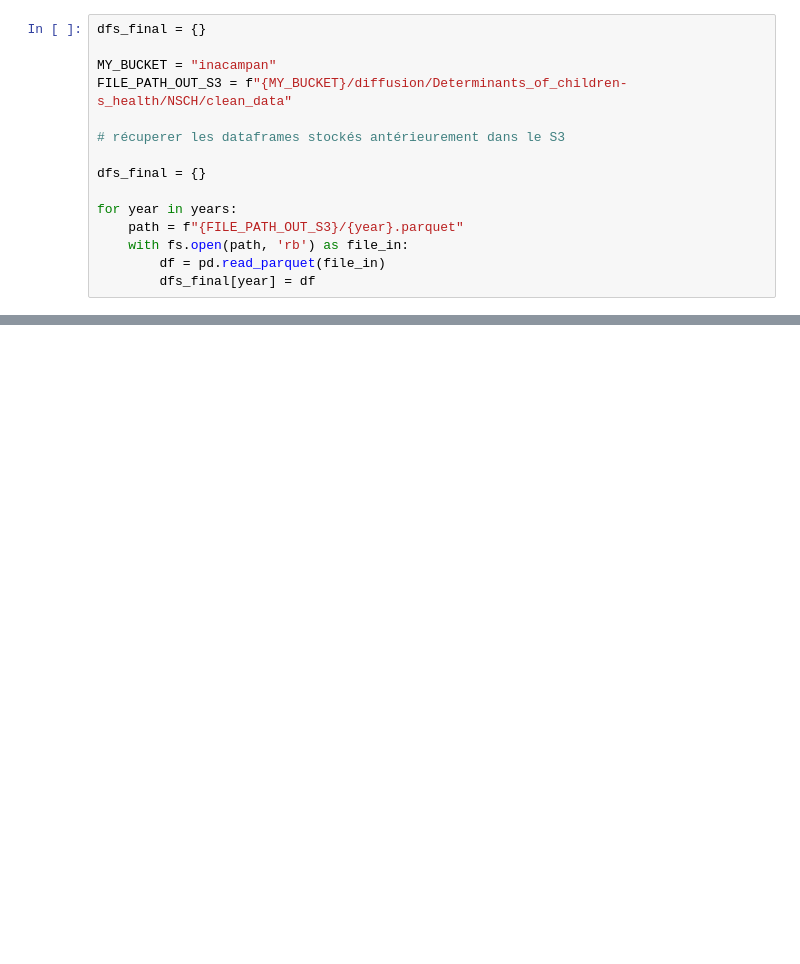
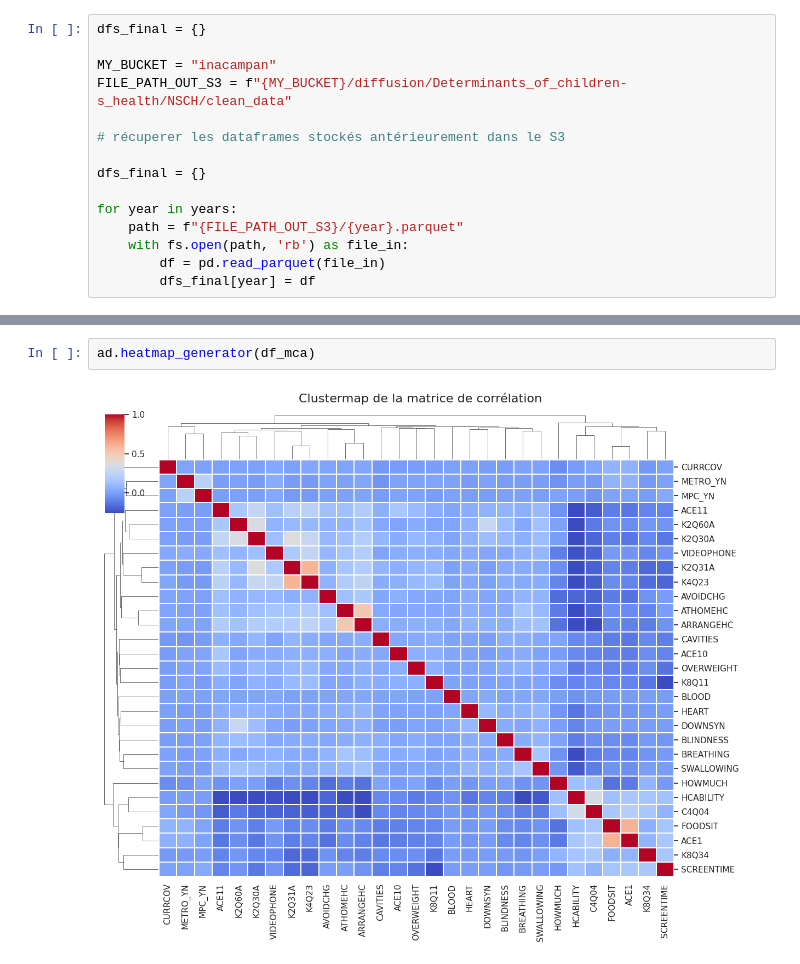
Before and after one commit to inaelenacampan/Determinants_of_children-s_health, a Jupyter notebook: Determinants_of_children-s_health.ipynb, the cells around one changed output, grey strips where cells are left out. Drawn from its saved outputs; the diff is of its cells as text; blank space fills up the shorter version.

```diff
--- a/Determinants_of_children-s_health.ipynb
+++ b/Determinants_of_children-s_health.ipynb
@@ -235,0 +400,4 @@ mod_coords = np.array(mca_model.fs_c(0.9))
+# %%
+ad.heatmap_generator(df_mca)
+# %% [output]
+[figure, added]
```
Also changed, not shown: parts of 23 cells of this notebook, 1 other file.
